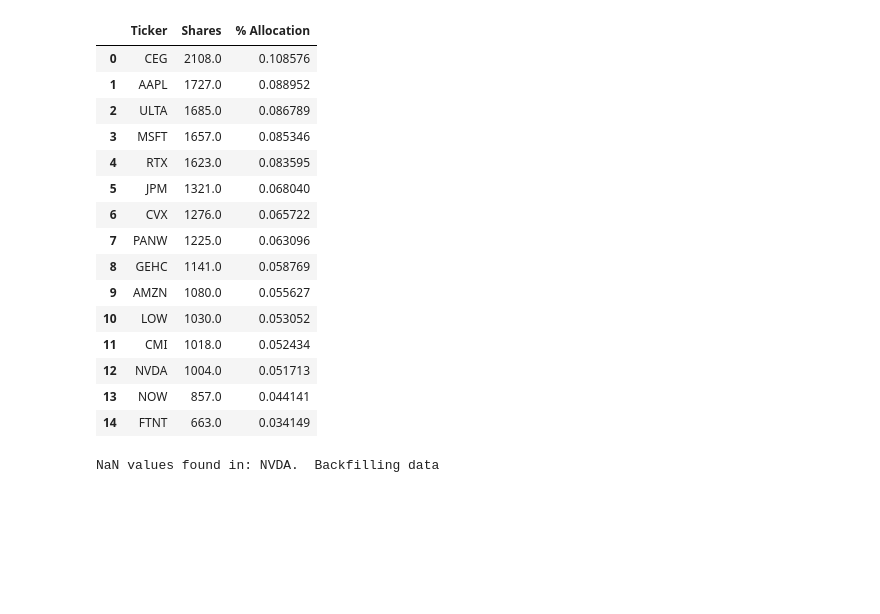
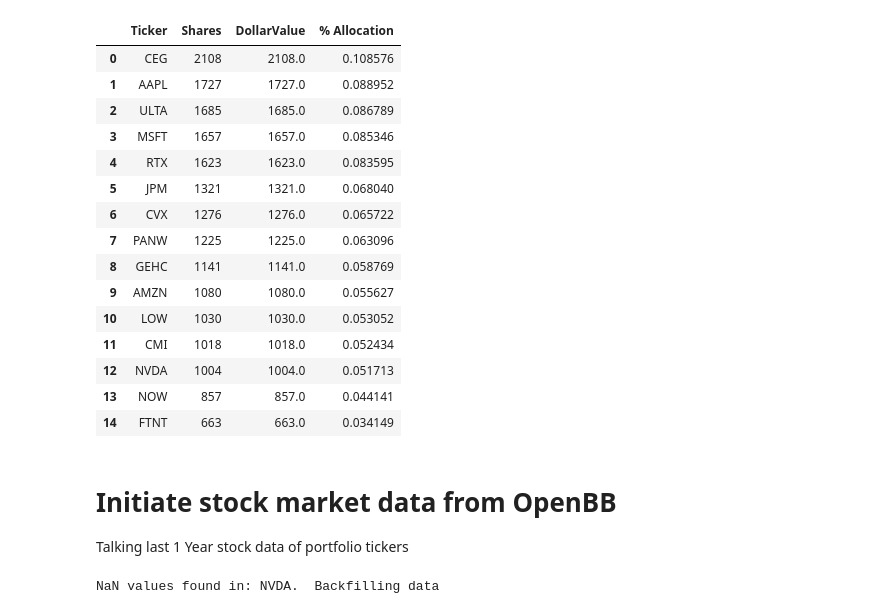
Before and after one commit to AdamCalJohnson/QuantFinance, a Jupyter notebook: Portfolio Optimization/risk_parity_portfolio_optimization.ipynb, the cells around one changed output. Cells and saved outputs as stored; diff of their text form; code cells hidden in the pictures; blank space fills up the shorter version.

```diff
--- a/Portfolio Optimization/risk_parity_portfolio_optimization.ipynb
+++ b/Portfolio Optimization/risk_parity_portfolio_optimization.ipynb
@@ -16,49 +32,51 @@ import matplotlib.pyplot as plt
 # %%
 scope = ['https://spreadsheets.google.com/feeds','https://www.googleapis.com/auth/spreadsheets','https://www.googleapis.com/auth/drive.file','https://www.googleapis.com/auth/drive']
 
 credentials = ServiceAccountCredentials.from_json_keyfile_name('/Users/adamjohnson/Documents/GoogleCloudService/gspread-api-394113-fcd586f615d5.json', scope)
 
 client = gspread.authorize(credentials)
-
-#sheet =client.open('Risk Parity Database')
 
 sheet =client.open_by_key('1_XjLk6Vrz7ht5twTK_jARrNf8pBkgVztr8ft5o8ADow')
 
 sheet_instance = sheet.get_worksheet(2)
 
 data = sheet_instance.get_all_values()
 
 portfolio = pd.DataFrame(data)
 
 headers = portfolio.iloc[0]
 portfolio = pd.DataFrame(portfolio.values[1:], columns=headers)
 
 portfolio = portfolio.rename(columns= {'':'Ticker'})
 
-portfolio['Shares'] = portfolio['Shares'].astype(float)
+portfolio['DollarValue'] = portfolio['Shares'].astype(float)
 
-total_shares = portfolio['Shares'].sum()
+total_shares = portfolio['DollarValue'].sum()
 
-portfolio['% Allocation'] = (portfolio['Shares'] / total_shares)
+portfolio['% Allocation'] = (portfolio['DollarValue'] / total_shares)
 
 portfolio
 # %% [output]
-|  | Ticker | Shares | % Allocation |
-| 0 | CEG | 2108.0 | 0.108576 |
-| 1 | AAPL | 1727.0 | 0.088952 |
-| 2 | ULTA | 1685.0 | 0.086789 |
-| 3 | MSFT | 1657.0 | 0.085346 |
-| 4 | RTX | 1623.0 | 0.083595 |
-| 5 | JPM | 1321.0 | 0.068040 |
-| 6 | CVX | 1276.0 | 0.065722 |
-| 7 | PANW | 1225.0 | 0.063096 |
-| 8 | GEHC | 1141.0 | 0.058769 |
-| 9 | AMZN | 1080.0 | 0.055627 |
-| 10 | LOW | 1030.0 | 0.053052 |
-| 11 | CMI | 1018.0 | 0.052434 |
-| 12 | NVDA | 1004.0 | 0.051713 |
-| 13 | NOW | 857.0 | 0.044141 |
-| 14 | FTNT | 663.0 | 0.034149 |
+|  | Ticker | Shares | DollarValue | % Allocation |
+| 0 | CEG | 2108 | 2108.0 | 0.108576 |
+| 1 | AAPL | 1727 | 1727.0 | 0.088952 |
+| 2 | ULTA | 1685 | 1685.0 | 0.086789 |
+| 3 | MSFT | 1657 | 1657.0 | 0.085346 |
+| 4 | RTX | 1623 | 1623.0 | 0.083595 |
+| 5 | JPM | 1321 | 1321.0 | 0.068040 |
+| 6 | CVX | 1276 | 1276.0 | 0.065722 |
+| 7 | PANW | 1225 | 1225.0 | 0.063096 |
+| 8 | GEHC | 1141 | 1141.0 | 0.058769 |
+| 9 | AMZN | 1080 | 1080.0 | 0.055627 |
+| 10 | LOW | 1030 | 1030.0 | 0.053052 |
+| 11 | CMI | 1018 | 1018.0 | 0.052434 |
+| 12 | NVDA | 1004 | 1004.0 | 0.051713 |
+| 13 | NOW | 857 | 857.0 | 0.044141 |
+| 14 | FTNT | 663 | 663.0 | 0.034149 |
+# %% [markdown]
+# Initiate stock market data from OpenBB
+
+Talking last 1 Year stock data of portfolio tickers
 # %%
 end = pd.Timestamp(datetime.date.today())
 start = end - relativedelta(years=1)
```
Also changed, not shown: parts of 11 cells of this notebook.
